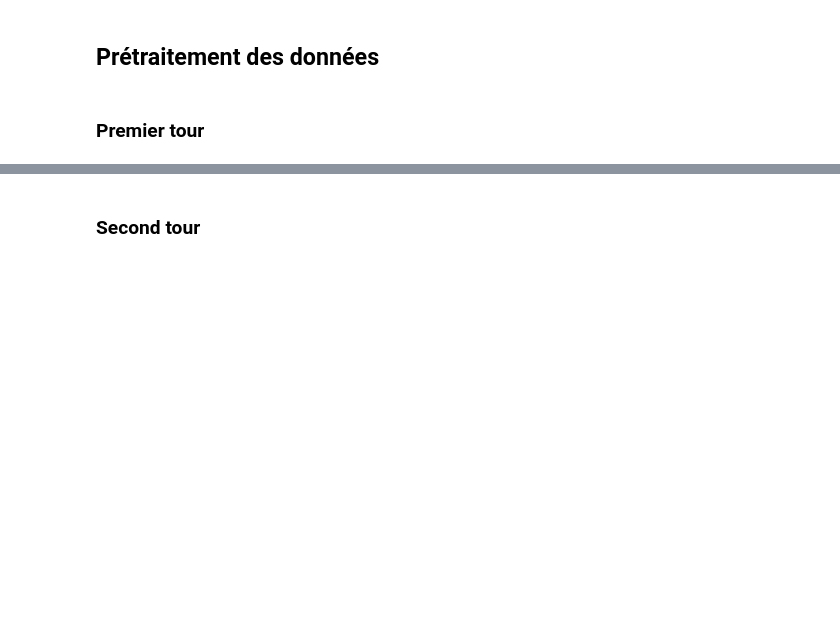
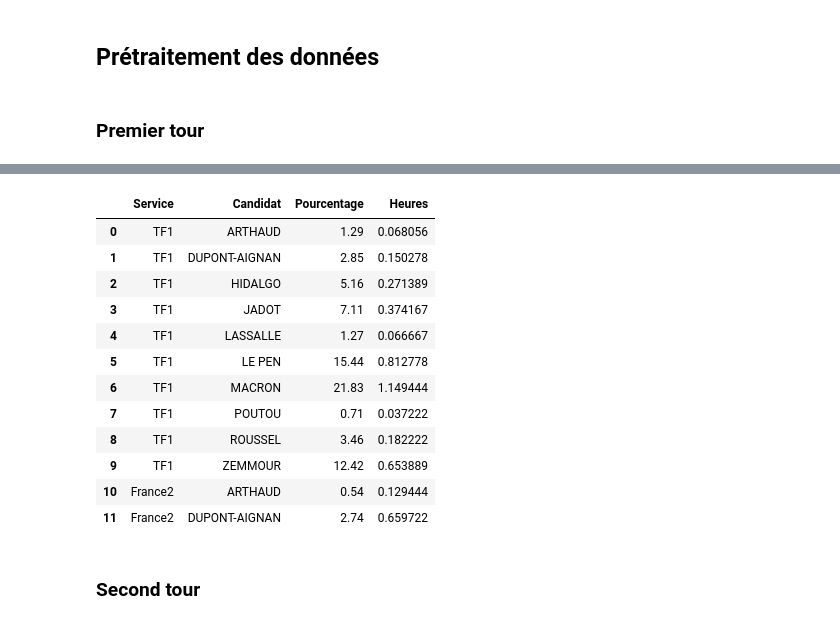
Before and after one commit to Eccsx/Data-Analysis-of-French-Elections, a Jupyter notebook: 2022.ipynb, the cells around one changed output, grey strips where cells are left out. Saved outputs shown, nothing was run; the diff lists cells and outputs as text; code cells hidden in the pictures; blank space fills up the shorter version.

```diff
--- a/2022.ipynb
+++ b/2022.ipynb
@@ -23,3 +52,19 @@ t1_dep.head()
+# %%
+t1_parole.head()
+# %% [output]
+|  | Service | Candidat | Pourcentage | Heures |
+| 0 | TF1 | ARTHAUD | 1.29 | 0.068056 |
+| 1 | TF1 | DUPONT-AIGNAN | 2.85 | 0.150278 |
+| 2 | TF1 | HIDALGO | 5.16 | 0.271389 |
+| 3 | TF1 | JADOT | 7.11 | 0.374167 |
+| 4 | TF1 | LASSALLE | 1.27 | 0.066667 |
+| 5 | TF1 | LE PEN | 15.44 | 0.812778 |
+| 6 | TF1 | MACRON | 21.83 | 1.149444 |
+| 7 | TF1 | POUTOU | 0.71 | 0.037222 |
+| 8 | TF1 | ROUSSEL | 3.46 | 0.182222 |
+| 9 | TF1 | ZEMMOUR | 12.42 | 0.653889 |
+| 10 | France2 | ARTHAUD | 0.54 | 0.129444 |
+| 11 | France2 | DUPONT-AIGNAN | 2.74 | 0.659722 |
 # %% [markdown]
 ### Second tour
 # %%
```
Also changed, not shown: parts of 13 cells of this notebook, 1 other file.
